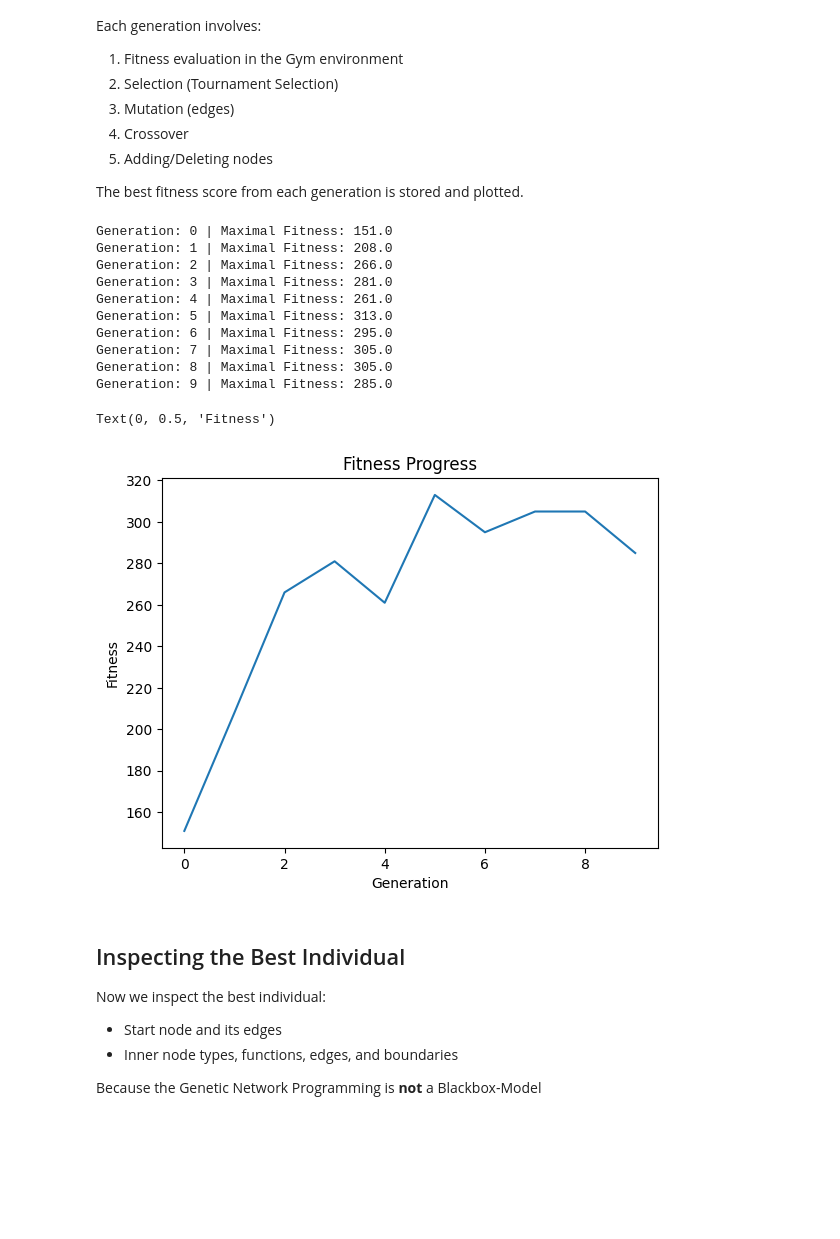
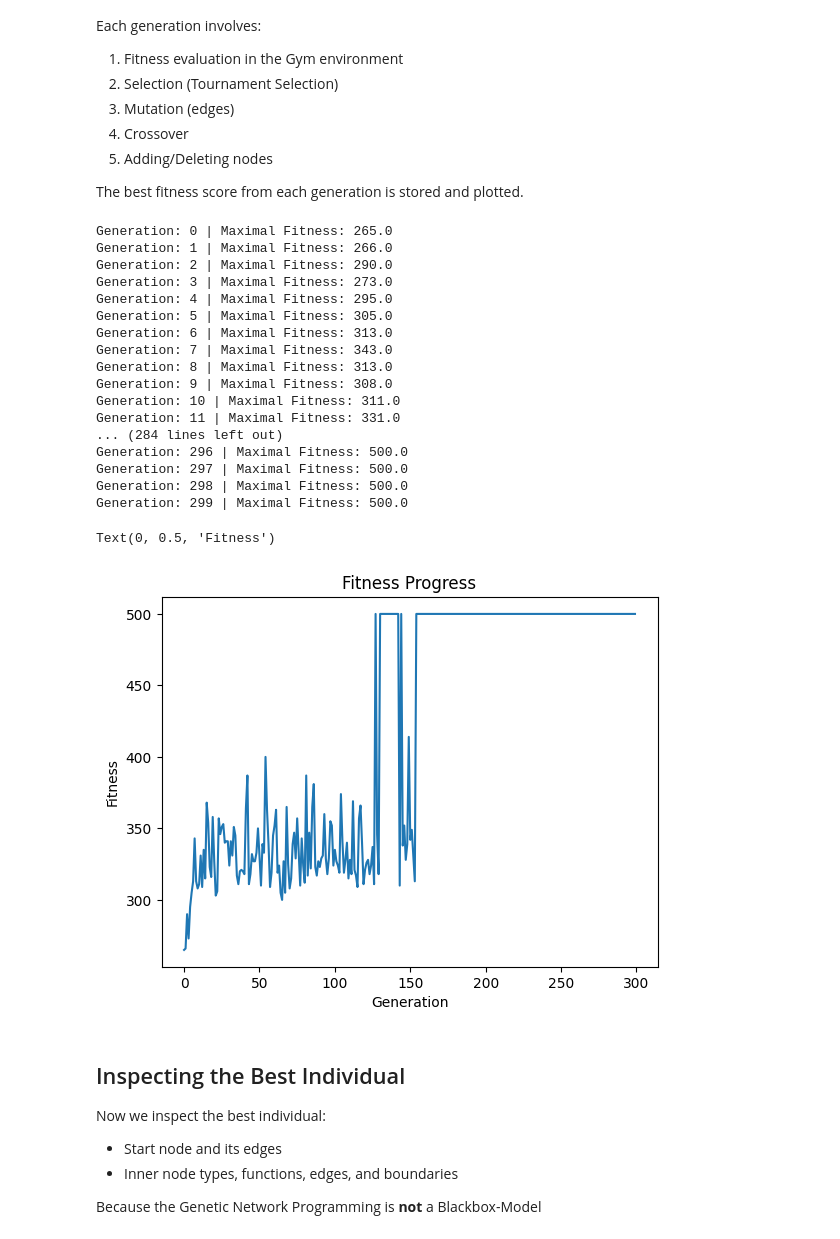
Before and after one commit to FabianKoehnke/fracnetics, a Jupyter notebook: notebooks/minExampleCartPole.ipynb, the cells around one changed output. Saved outputs shown, nothing was run; the diff lists cells and outputs as text; code cells hidden in the pictures; blank space fills up the shorter version.

```diff
--- a/notebooks/minExampleCartPole.ipynb
+++ b/notebooks/minExampleCartPole.ipynb
@@ -59,7 +59,7 @@ seed=17
 # Initialize the population
 pop = fn.Population(
     seed=seed,
-    ni=200,       # number of individuals
+    ni=1000,       # number of individuals
     jn=1,         # judgment nodes
     jnf=4,        # judgment node functions
     pn=2,         # perceptron nodes
@@ -94,53 +94,62 @@ The best fitness score from each generation is stored and plotted.
 env = gym.make("CartPole-v1")
 fitnessProgess = []
 
-for g in range(10):  # 300 generations
+for g in range(300):  # 300 generations
     pop.gymnasium(
         env,
         dMax=10,
         penalty=2,
         maxSteps=500,
         maxConsecutiveP=10,
         worstFitness=0,
         seed=seed+g
     )
     # Selection
     pop.tournamentSelection(
         N=2, # tournament size
         E=1 # number of safed elite
         )
+
+    # Add/Delete nodes
+    pop.callAddDelNodes(minFeatures, maxFeatures)
+
     # Mutations
     pop.callEdgeMutation(
-        probInnerNodes=0.03, # probability of changing an edge of jn or pn
-        probStartNode = 0.03 # probability of changing an edge of the start node
+        probInnerNodes=0.05, # probability of changing an edge of jn or pn
+        probStartNode = 0.05 # probability of changing an edge of the start node
         )
     # Crossover (recombination)
     pop.crossover(probability=0.05)
-    # Add/Delete nodes
-    pop.callAddDelNodes(minFeatures, maxFeatures)
 
     maxFitness = pop.bestFit
     print(f"Generation: {g} | Maximal Fitness: {maxFitness}")
     fitnessProgess.append(maxFitness)
 
 # Plot fitness progression
 plt.plot(fitnessProgess)
 plt.title("Fitness Progress")
 plt.xlabel("Generation")
 plt.ylabel("Fitness")
 # %% [output]
-Generation: 0 | Maximal Fitness: 151.0
-Generation: 1 | Maximal Fitness: 208.0
-Generation: 2 | Maximal Fitness: 266.0
-Generation: 3 | Maximal Fitness: 281.0
-Generation: 4 | Maximal Fitness: 261.0
-Generation: 5 | Maximal Fitness: 313.0
-Generation: 6 | Maximal Fitness: 295.0
-Generation: 7 | Maximal Fitness: 305.0
-Generation: 8 | Maximal Fitness: 305.0
-Generation: 9 | Maximal Fitness: 285.0
+Generation: 0 | Maximal Fitness: 265.0
+Generation: 1 | Maximal Fitness: 266.0
+Generation: 2 | Maximal Fitness: 290.0
+Generation: 3 | Maximal Fitness: 273.0
+Generation: 4 | Maximal Fitness: 295.0
+Generation: 5 | Maximal Fitness: 305.0
+Generation: 6 | Maximal Fitness: 313.0
+Generation: 7 | Maximal Fitness: 343.0
+Generation: 8 | Maximal Fitness: 313.0
+Generation: 9 | Maximal Fitness: 308.0
+Generation: 10 | Maximal Fitness: 311.0
+Generation: 11 | Maximal Fitness: 331.0
+... (284 lines left out)
+Generation: 296 | Maximal Fitness: 500.0
+Generation: 297 | Maximal Fitness: 500.0
+Generation: 298 | Maximal Fitness: 500.0
+Generation: 299 | Maximal Fitness: 500.0
 Text(0, 0.5, 'Fitness')
-[figure, old version]
+[figure, new version]
 # %% [markdown]
 ## Inspecting the Best Individual
 
```
Also changed, not shown: parts of 4 cells of this notebook, 4 other files.
